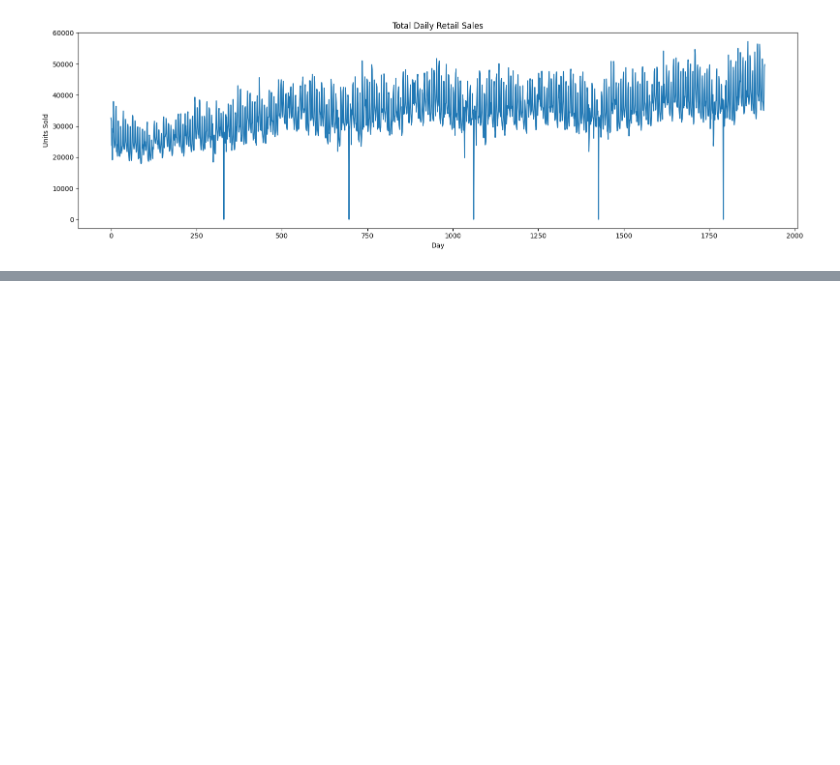
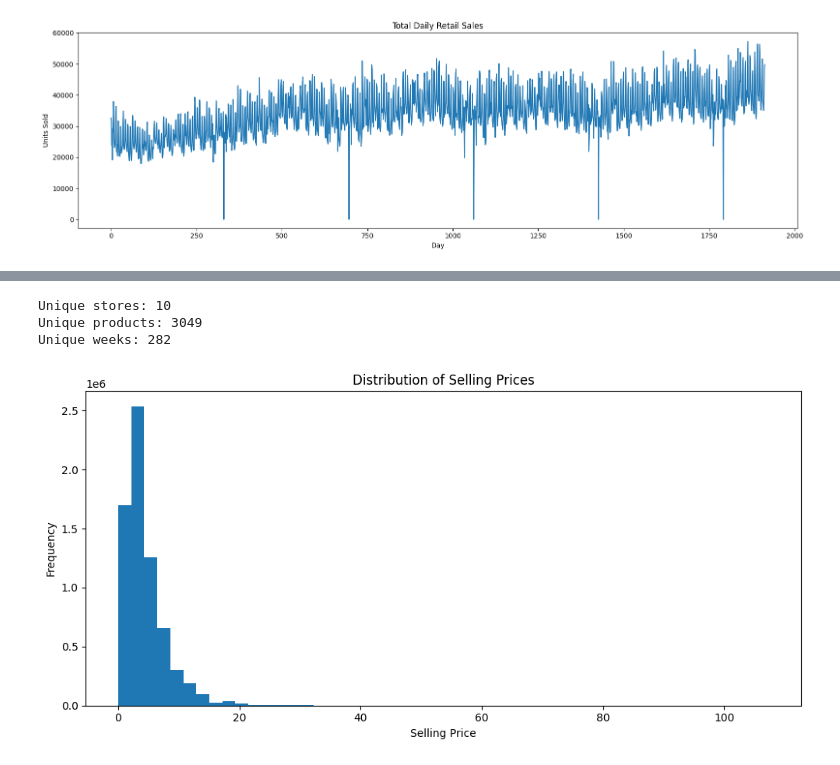
Before and after one commit to Naveeth-Nawzer/dl-assignment, a Jupyter notebook: notebooks/01_raw_data_exploration.ipynb, the cells around one changed output, grey strips where cells are left out. Saved outputs shown, nothing was run; the diff lists cells and outputs as text; code cells hidden in the pictures; blank space fills up the shorter version.

```diff
--- a/notebooks/01_raw_data_exploration.ipynb
+++ b/notebooks/01_raw_data_exploration.ipynb
@@ -392,0 +626,24 @@ plt.show()
+# %%
+print("Unique stores:", prices["store_id"].nunique())
+print("Unique products:", prices["item_id"].nunique())
+print("Unique weeks:", prices["wm_yr_wk"].nunique())
+# %% [output]
+Unique stores: 10
+Unique products: 3049
+Unique weeks: 282
+# %%
+plt.figure(figsize=(10, 5))
+
+plt.hist(
+    prices["sell_price"],
+    bins=50
+)
+
+plt.title("Distribution of Selling Prices")
+plt.xlabel("Selling Price")
+plt.ylabel("Frequency")
+
+plt.tight_layout()
+plt.show()
+# %% [output]
+[figure, added]
```
Also changed, not shown: parts of 55 cells of this notebook, 3 other files.
